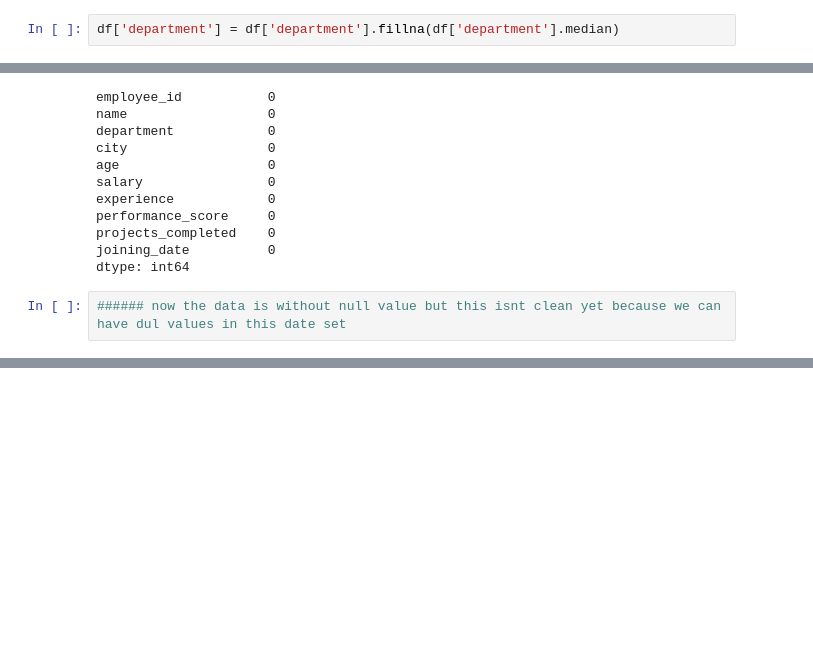
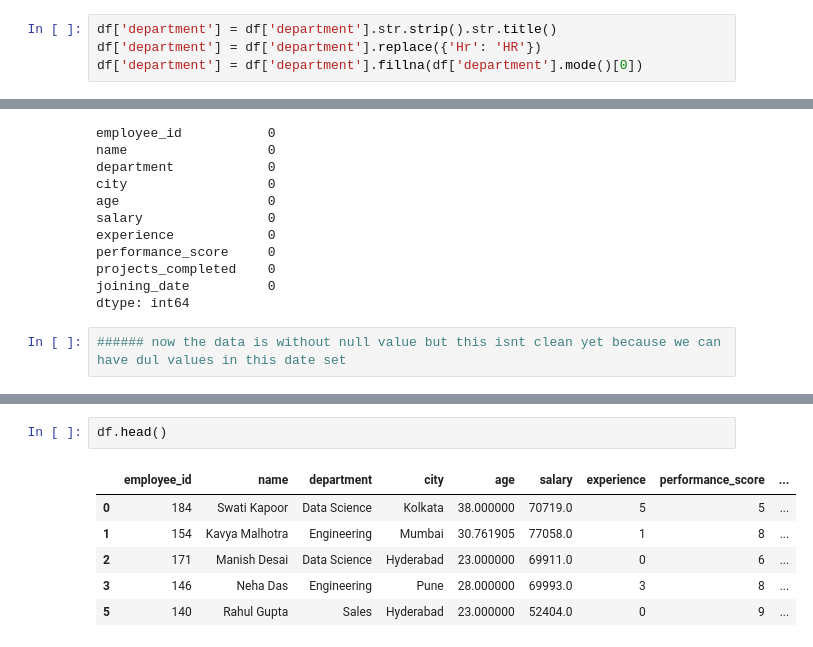
Before and after one commit to Pruthvi-raj-cell/Numpy-and-Pandas-practice, a Jupyter notebook: pandas.ipynb, the cells around one changed output, grey strips where cells are left out. Cells and saved outputs as stored; diff of their text form; blank space fills up the shorter version.

Commit message:
department should be do mode not medain:

```diff
--- a/pandas.ipynb
+++ b/pandas.ipynb
@@ -280,5 +299,7 @@ dtype: int64
 # %%
-df['department'] = df['department'].fillna(df['department'].median)
+df['department'] = df['department'].str.strip().str.title()
+df['department'] = df['department'].replace({'Hr': 'HR'})
+df['department'] = df['department'].fillna(df['department'].mode()[0])
 # %%
 df.isnull().sum()
 # %% [output]
@@ -335,0 +361,9 @@ dtype: int64
+# %%
+df.head()
+# %% [output]
+|  | employee_id | name | department | city | age | salary | experience | performance_score | ... |
+| 0 | 184 | Swati Kapoor | Data Science | Kolkata | 38.000000 | 70719.0 | 5 | 5 | ... |
+| 1 | 154 | Kavya Malhotra | Engineering | Mumbai | 30.761905 | 77058.0 | 1 | 8 | ... |
+| 2 | 171 | Manish Desai | Data Science | Hyderabad | 23.000000 | 69911.0 | 0 | 6 | ... |
+| 3 | 146 | Neha Das | Engineering | Pune | 28.000000 | 69993.0 | 3 | 8 | ... |
+| 5 | 140 | Rahul Gupta | Sales | Hyderabad | 23.000000 | 52404.0 | 0 | 9 | ... |
```
Also changed, not shown: parts of 6 cells of this notebook.
